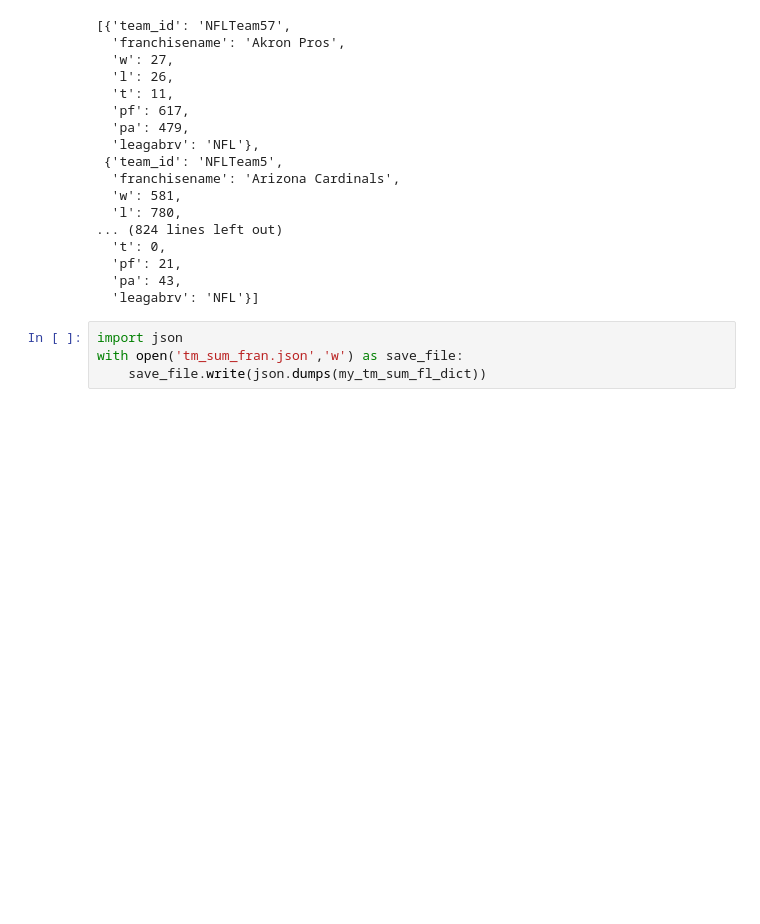
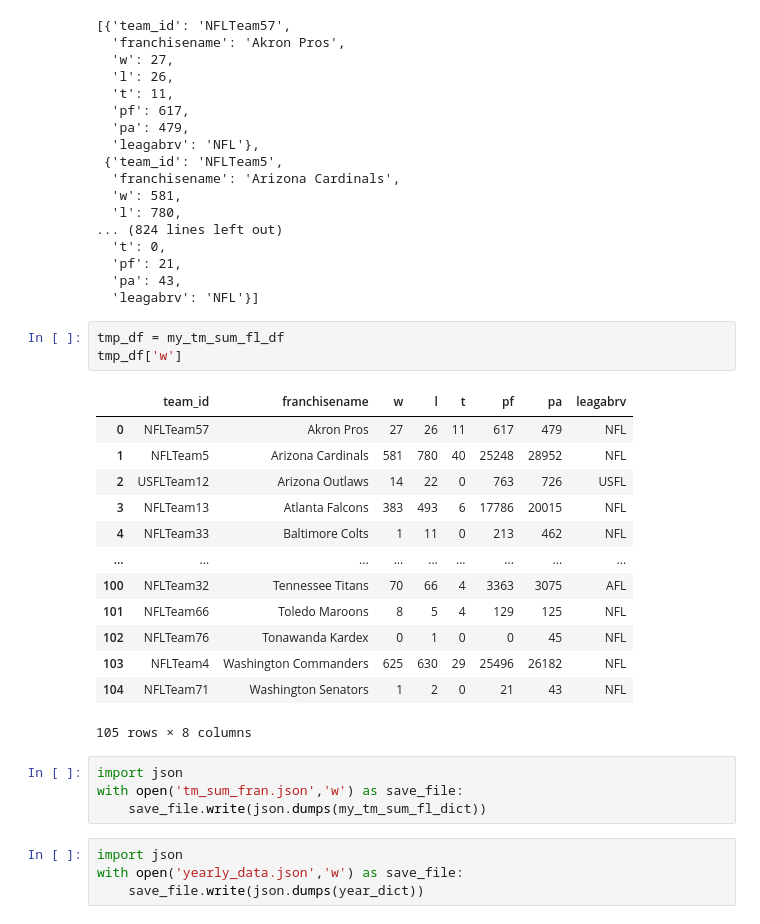
Before and after one commit to BennyC31/American-Football-Dashboard, a Jupyter notebook: football-dash/data/db_misc.ipynb, the cells around one changed output. Drawn from its saved outputs; the diff is of its cells as text; blank space fills up the shorter version.

Commit message:
added yearly data json

```diff
--- a/football-dash/data/db_misc.ipynb
+++ b/football-dash/data/db_misc.ipynb
@@ -72,7 +72,28 @@ my_tm_sum_fl_dict
   'pf': 21,
   'pa': 43,
   'leagabrv': 'NFL'}]
+# %%
+tmp_df = my_tm_sum_fl_df
+tmp_df['w']
+# %% [output]
+|  | team_id | franchisename | w | l | t | pf | pa | leagabrv |
+| 0 | NFLTeam57 | Akron Pros | 27 | 26 | 11 | 617 | 479 | NFL |
+| 1 | NFLTeam5 | Arizona Cardinals | 581 | 780 | 40 | 25248 | 28952 | NFL |
+| 2 | USFLTeam12 | Arizona Outlaws | 14 | 22 | 0 | 763 | 726 | USFL |
+| 3 | NFLTeam13 | Atlanta Falcons | 383 | 493 | 6 | 17786 | 20015 | NFL |
+| 4 | NFLTeam33 | Baltimore Colts | 1 | 11 | 0 | 213 | 462 | NFL |
+| ... | ... | ... | ... | ... | ... | ... | ... | ... |
+| 100 | NFLTeam32 | Tennessee Titans | 70 | 66 | 4 | 3363 | 3075 | AFL |
+| 101 | NFLTeam66 | Toledo Maroons | 8 | 5 | 4 | 129 | 125 | NFL |
+| 102 | NFLTeam76 | Tonawanda Kardex | 0 | 1 | 0 | 0 | 45 | NFL |
+| 103 | NFLTeam4 | Washington Commanders | 625 | 630 | 29 | 25496 | 26182 | NFL |
+| 104 | NFLTeam71 | Washington Senators | 1 | 2 | 0 | 21 | 43 | NFL |
+105 rows × 8 columns
 # %%
 import json
 with open('tm_sum_fran.json','w') as save_file:
     save_file.write(json.dumps(my_tm_sum_fl_dict))
+# %%
+import json
+with open('yearly_data.json','w') as save_file:
+    save_file.write(json.dumps(year_dict))
```
Also changed, not shown: 1 other file.
